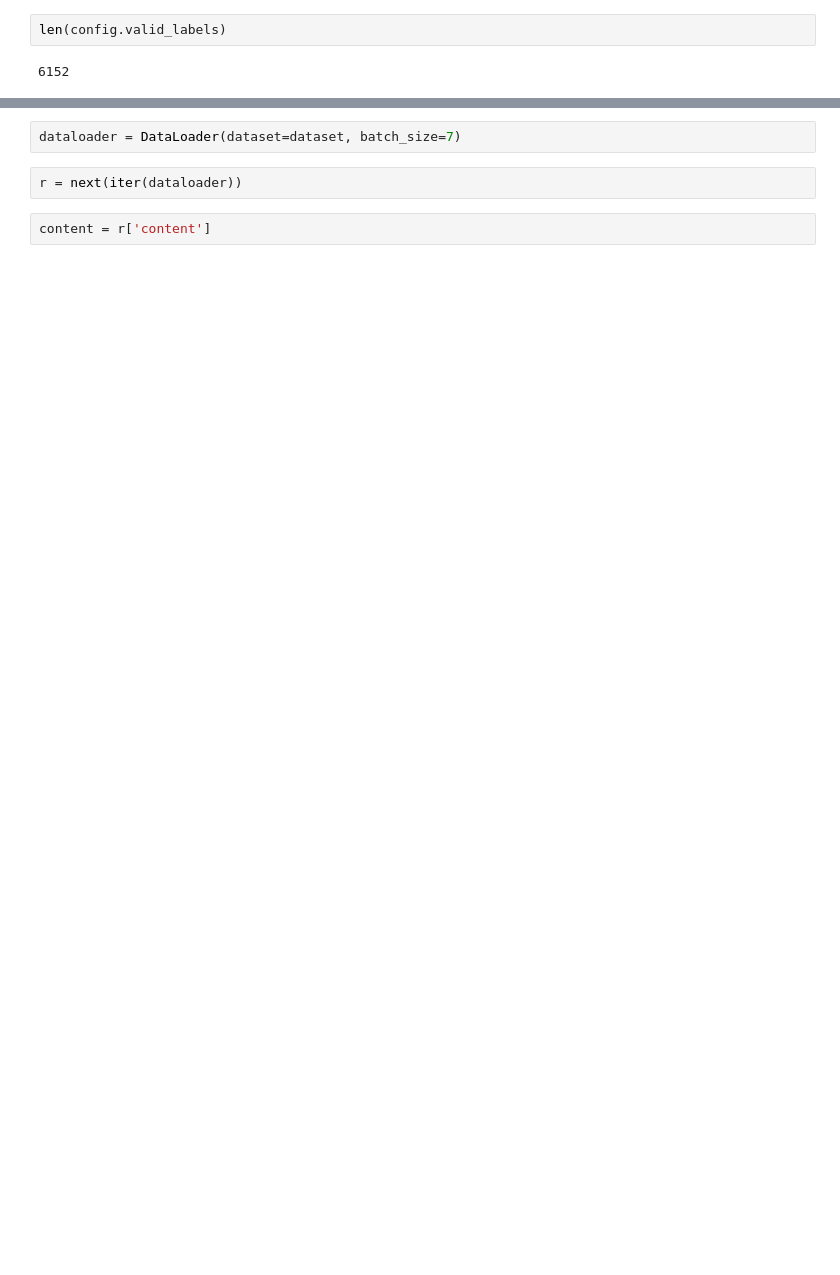
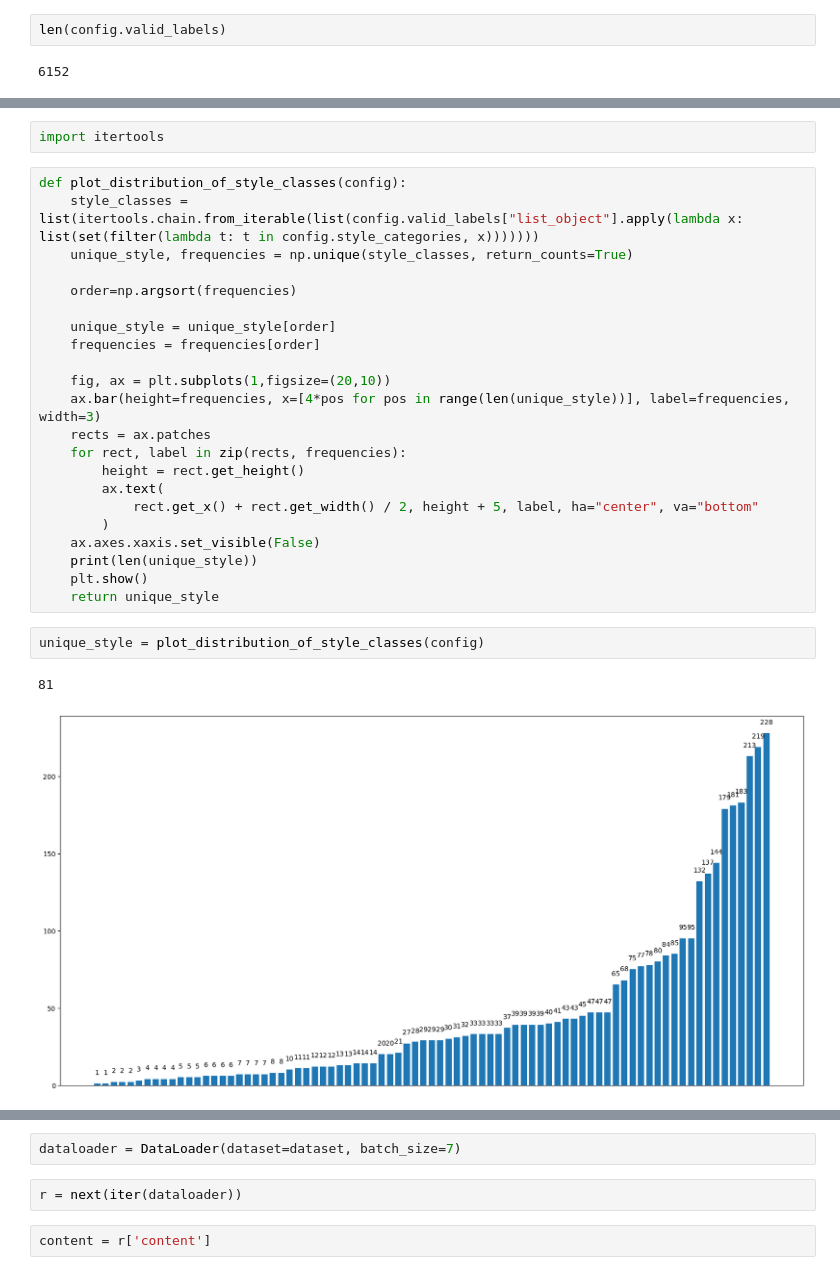
Before and after one commit to LRabuzin/realworld_contrastive_learning, a Jupyter notebook: constructor_testing.ipynb, the cells around one changed output, grey strips where cells are left out. Cells and saved outputs as stored; diff of their text form; blank space fills up the shorter version.

```diff
--- a/constructor_testing.ipynb
+++ b/constructor_testing.ipynb
@@ -29,0 +151,29 @@ print(df["is_same_bg"].sum())
+# %%
+import itertools
+# %%
+def plot_distribution_of_style_classes(config):
+    style_classes = list(itertools.chain.from_iterable(list(config.valid_labels["list_object"].apply(lambda x: list(set(filter(lambda t: t in config.style_categories, x)))))))
+    unique_style, frequencies = np.unique(style_classes, return_counts=True)
+
+    order=np.argsort(frequencies)
+
+    unique_style = unique_style[order]
+    frequencies = frequencies[order]
+
+    fig, ax = plt.subplots(1,figsize=(20,10))
+    ax.bar(height=frequencies, x=[4*pos for pos in range(len(unique_style))], label=frequencies, width=3)
+    rects = ax.patches
+    for rect, label in zip(rects, frequencies):
+        height = rect.get_height()
+        ax.text(
+            rect.get_x() + rect.get_width() / 2, height + 5, label, ha="center", va="bottom"
+        )
+    ax.axes.xaxis.set_visible(False)
+    print(len(unique_style))
+    plt.show()
+    return unique_style
+# %%
+unique_style = plot_distribution_of_style_classes(config)
+# %% [output]
+81
+[figure, added]
```
Also changed, not shown: parts of 22 cells of this notebook, 3 other files.
